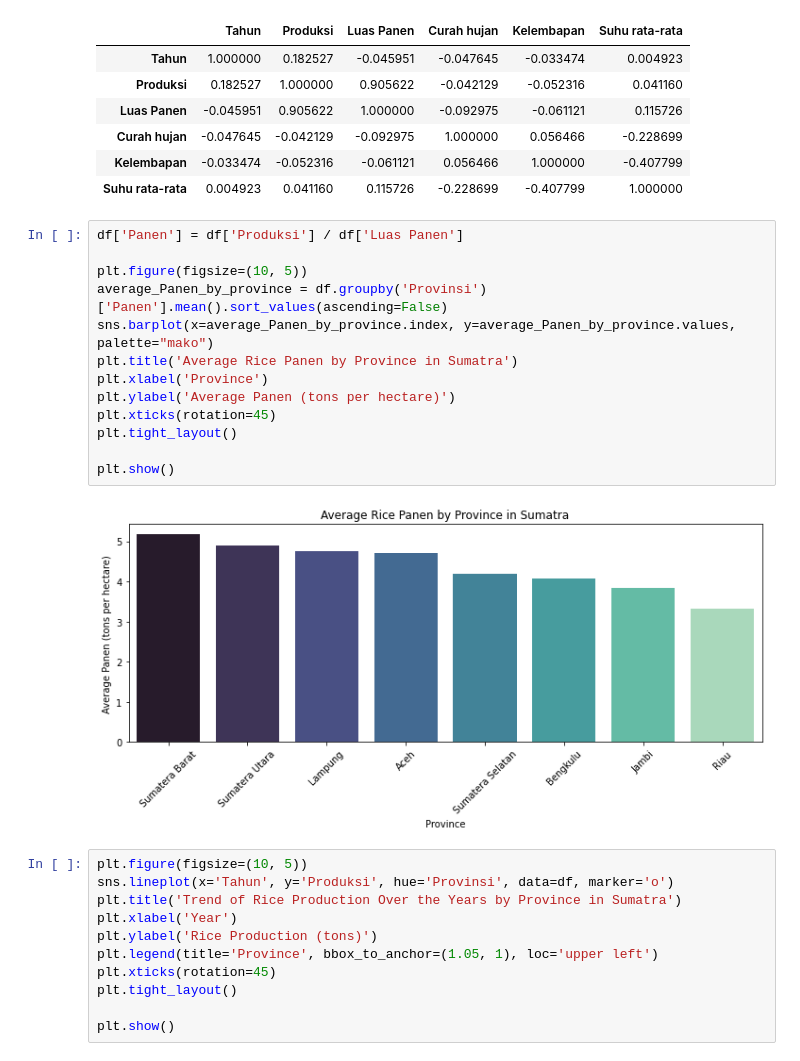
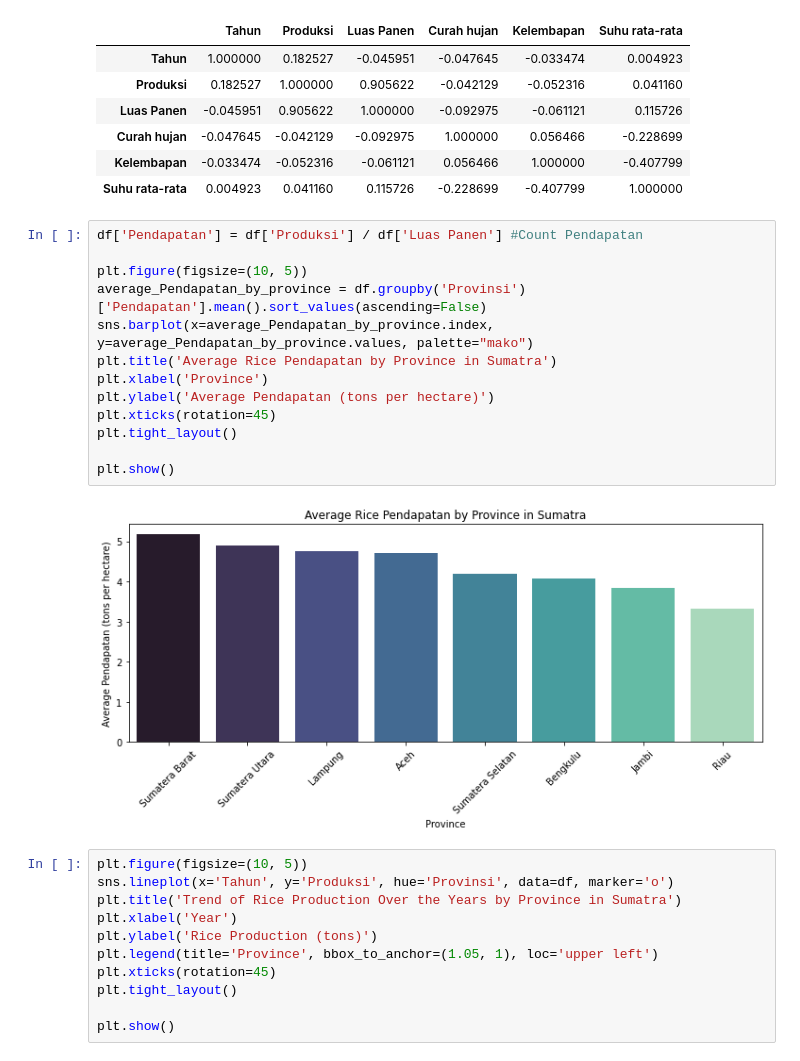
Before and after one commit to aqilwahid/Forecasting-Produksi-Pertanian-Komoditas-Bahan-Pangan-di-Pulau-Sumatera, a Jupyter notebook: Forecasting_Tanaman_Padi.ipynb, the cells around one changed output. Cells and saved outputs as stored; diff of their text form.

```diff
--- a/Forecasting_Tanaman_Padi.ipynb
+++ b/Forecasting_Tanaman_Padi.ipynb
@@ -150,20 +150,20 @@ df.corr()
 | Kelembapan | -0.033474 | -0.052316 | -0.061121 | 0.056466 | 1.000000 | -0.407799 |
 | Suhu rata-rata | 0.004923 | 0.041160 | 0.115726 | -0.228699 | -0.407799 | 1.000000 |
 # %%
-df['Panen'] = df['Produksi'] / df['Luas Panen']
+df['Pendapatan'] = df['Produksi'] / df['Luas Panen'] #Count Pendapatan
 
 plt.figure(figsize=(10, 5))
-average_Panen_by_province = df.groupby('Provinsi')['Panen'].mean().sort_values(ascending=False)
-sns.barplot(x=average_Panen_by_province.index, y=average_Panen_by_province.values, palette="mako")
-plt.title('Average Rice Panen by Province in Sumatra')
+average_Pendapatan_by_province = df.groupby('Provinsi')['Pendapatan'].mean().sort_values(ascending=False)
+sns.barplot(x=average_Pendapatan_by_province.index, y=average_Pendapatan_by_province.values, palette="mako")
+plt.title('Average Rice Pendapatan by Province in Sumatra')
 plt.xlabel('Province')
-plt.ylabel('Average Panen (tons per hectare)')
+plt.ylabel('Average Pendapatan (tons per hectare)')
 plt.xticks(rotation=45)
 plt.tight_layout()
 
 plt.show()
 # %% [output]
-[figure, old version]
+[figure, new version]
 # %%
 plt.figure(figsize=(10, 5))
 sns.lineplot(x='Tahun', y='Produksi', hue='Provinsi', data=df, marker='o')
```
Also changed, not shown: parts of 2 cells of this notebook.
